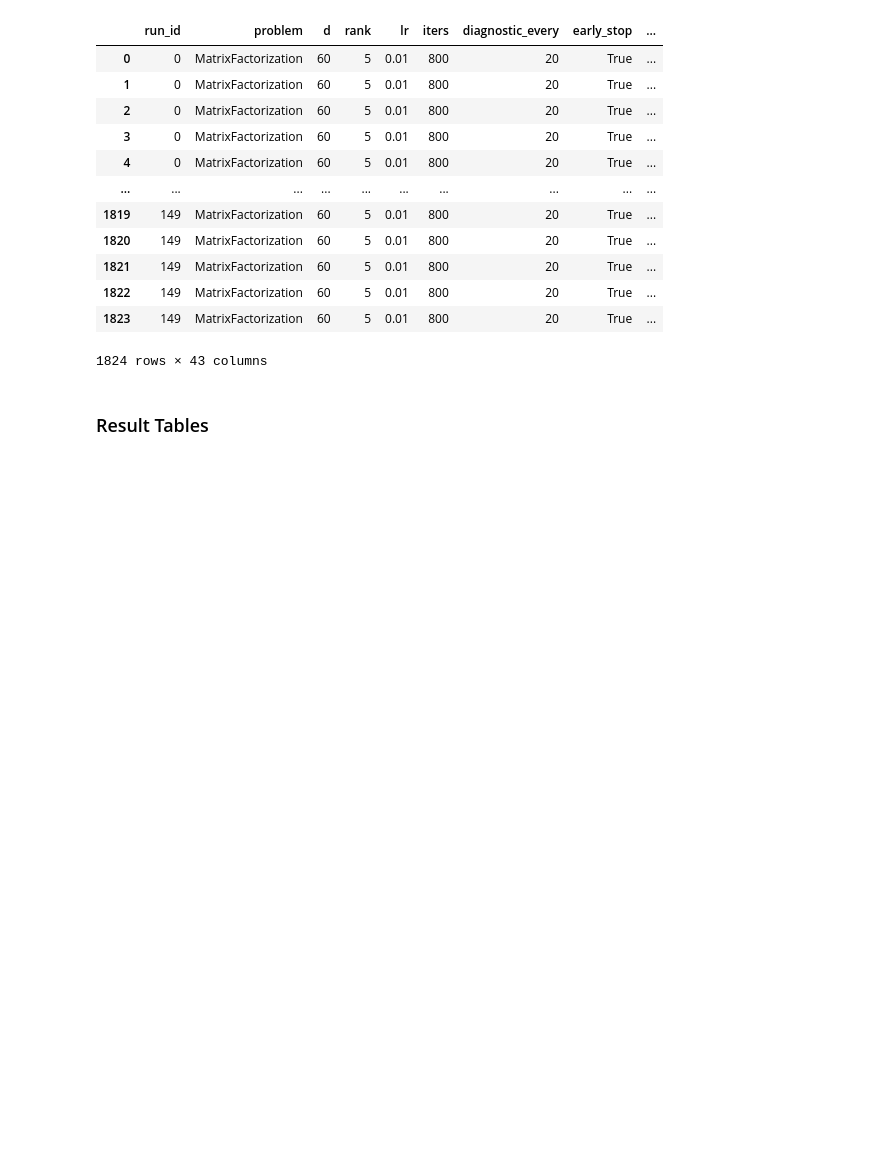
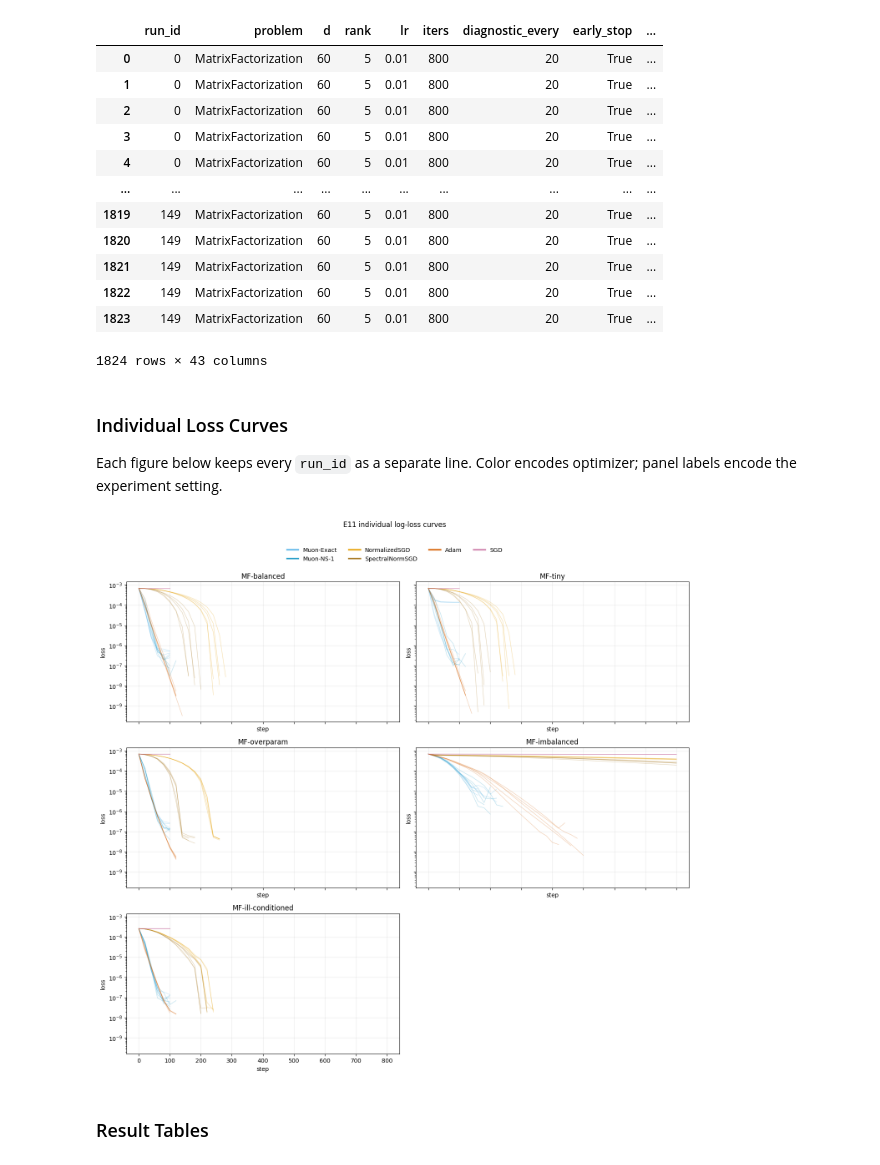
Before and after one commit to TianyangLiu-Work/muonexperiment, a Jupyter notebook: Notebooks/E11_paper_condition_diagnostics_torch.ipynb, the cells around one changed output. Saved outputs shown, nothing was run; the diff lists cells and outputs as text; code cells hidden in the pictures; blank space fills up the shorter version.

Commit message:
Add loss curves and ten-factor matrix factorization

```diff
--- a/Notebooks/E11_paper_condition_diagnostics_torch.ipynb
+++ b/Notebooks/E11_paper_condition_diagnostics_torch.ipynb
@@ -324,6 +324,58 @@ IPython.display.display(runs)
 | 1822 | 149 | MatrixFactorization | 60 | 5 | 0.01 | 800 | 20 | True | ... |
 | 1823 | 149 | MatrixFactorization | 60 | 5 | 0.01 | 800 | 20 | True | ... |
 1824 rows × 43 columns
+# %% [markdown]
+### Individual Loss Curves
+
+Each figure below keeps every `run_id` as a separate line. Color encodes optimizer; panel labels encode the experiment setting.
+# %%
+import plotting
+from matplotlib.lines import Line2D
+
+
+def plot_individual_loss_curves(frame, panel_column, *, panel_order=None, title_prefix="Individual loss curves"):
+    plot_frame = frame[np.isfinite(frame["loss"])].copy()
+    if plot_frame.empty:
+        print("No finite loss values to plot.")
+        return None, None
+    plot_frame["loss_plot"] = plot_frame["loss"].clip(lower=1e-300)
+    panels = list(panel_order) if panel_order is not None else sorted(plot_frame[panel_column].dropna().unique())
+    ncols = min(2, max(1, len(panels)))
+    nrows = math.ceil(len(panels) / ncols)
+    fig, axes = plt.subplots(nrows, ncols, figsize=(7.2 * ncols, 4.2 * nrows), sharex=True, sharey=True, squeeze=False)
+    axes_flat = axes.ravel()
+    for ax, panel in zip(axes_flat, panels):
+        sub = plot_frame[plot_frame[panel_column] == panel].sort_values(["run_id", "step"])
+        run_count = max(1, sub["run_id"].nunique())
+        alpha = max(0.04, min(0.30, 18.0 / run_count))
+        for _, group in sub.groupby("run_id", observed=True, sort=False):
+            algo = str(group["algo"].iloc[0])
+            ax.plot(
+                group["step"],
+                group["loss_plot"],
+                color=plotting.algorithm_color(algo),
+                linewidth=0.85,
+                alpha=alpha,
+            )
+        ax.set_title(str(panel))
+        ax.set_xlabel("step")
+        ax.set_ylabel("loss")
+        ax.set_yscale("log")
+        ax.grid(alpha=0.25)
+    for ax in axes_flat[len(panels):]:
+        ax.axis("off")
+    algos = [algo for algo in ALGOS if algo in set(plot_frame["algo"].astype(str))]
+    handles = [Line2D([0], [0], color=plotting.algorithm_color(algo), linewidth=2.5, label=algo) for algo in algos]
+    if handles:
+        fig.legend(handles=handles, loc="upper center", ncol=min(4, len(handles)), bbox_to_anchor=(0.5, 1.02), frameon=False)
+    fig.suptitle(title_prefix, y=1.06 if handles else 1.02)
+    fig.tight_layout()
+    return fig, axes
+
+fig, axes = plot_individual_loss_curves(runs, "setting", panel_order=[setting["setting"] for setting in SETTINGS], title_prefix="E11 individual log-loss curves")
+plt.show()
+# %% [output]
+[figure, added]
 # %% [markdown]
 ### Result Tables
 # %%
```
Also changed, not shown: parts of 2 cells of this notebook, 13 other files.
